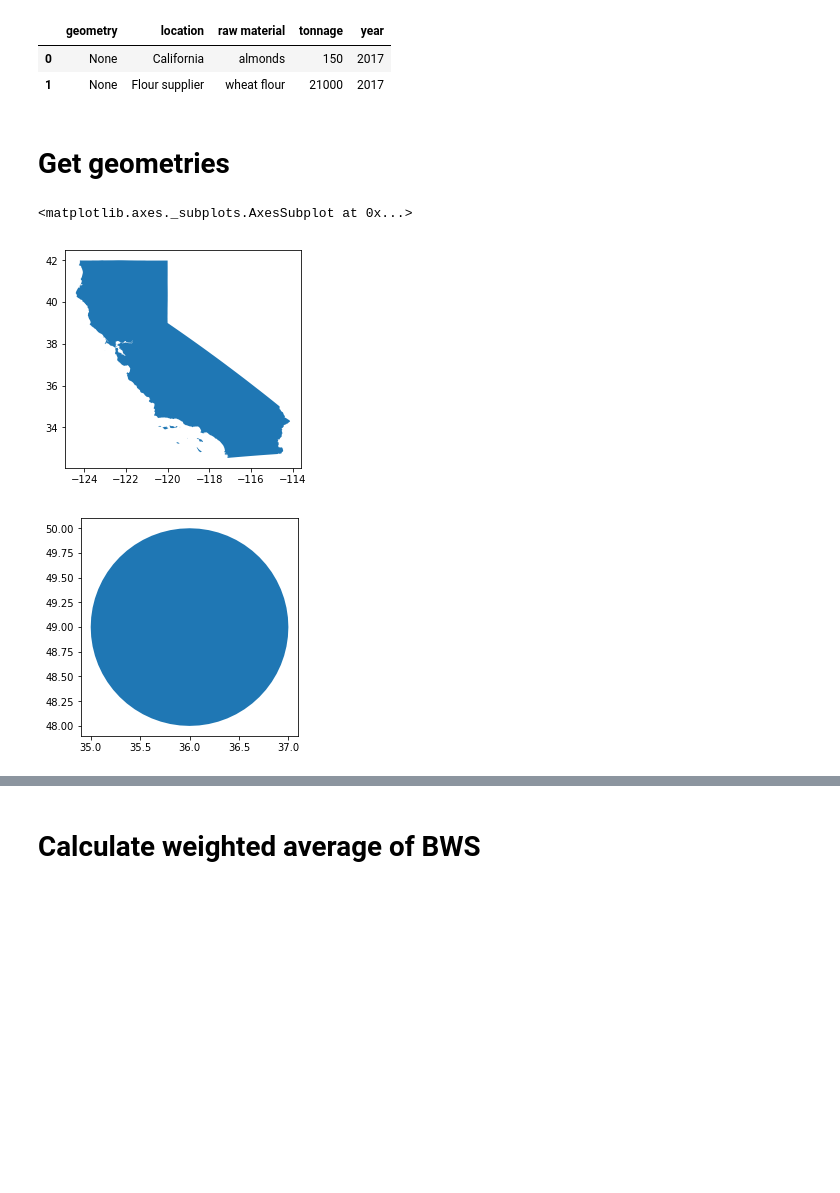
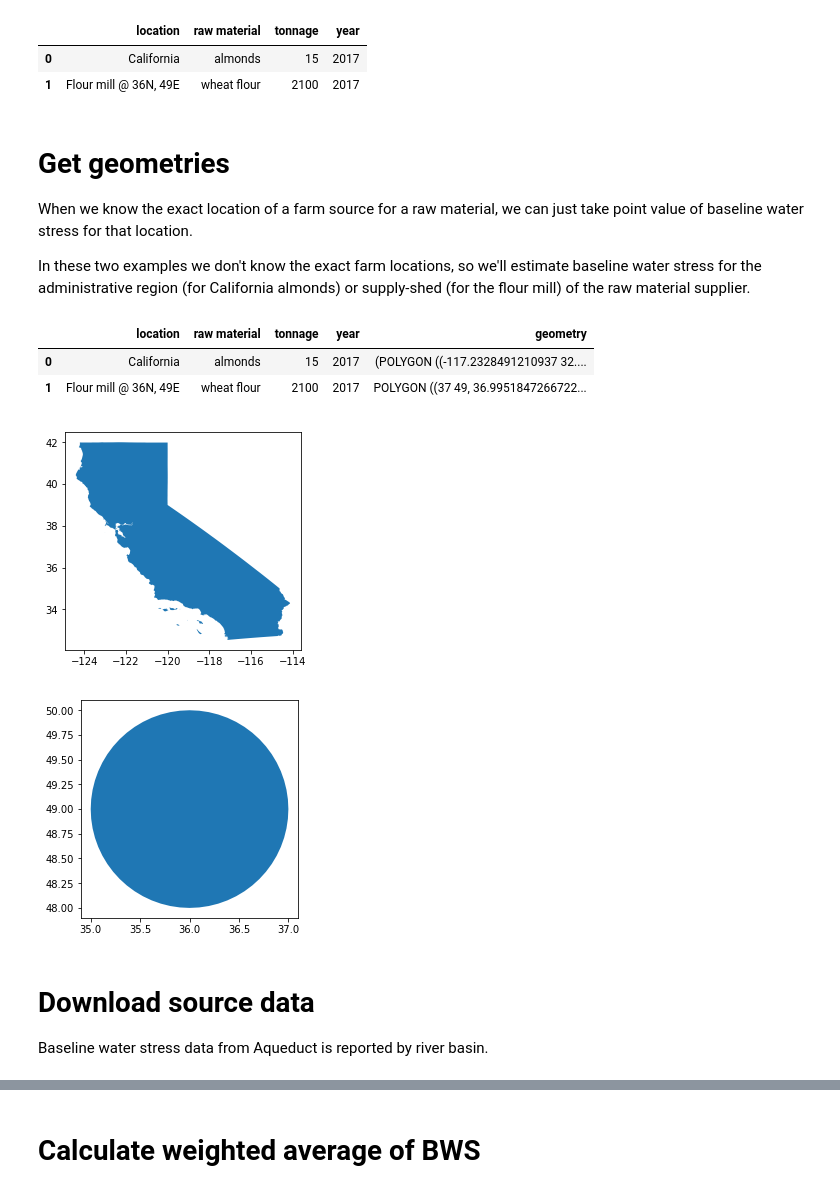
Before and after one commit to fgassert/sample_notebook, a Jupyter notebook: bws_calcs_fg.ipynb, the cells around one changed output, grey strips where cells are left out. Cells and saved outputs as stored; diff of their text form; code cells hidden in the pictures; blank space fills up the shorter version.

```diff
--- a/bws_calcs_fg.ipynb
+++ b/bws_calcs_fg.ipynb
@@ -16,40 +21,48 @@ import os
 # %%
+# Load sample data into table
 sample_data = gpd.GeoDataFrame([
     {
         'location': 'California',
-        'geometry': None,
         'raw material': 'almonds',
-        'tonnage': 150,
+        'tonnage': 15,
         'year':2017
     },
     {
-        'location': 'Flour mill',
-        'geometry': None,
+        'location': 'Mill @ 36N, 49E',
         'raw material': 'wheat flour',
-        'tonnage': 21000,
+        'tonnage': 2100,
         'year':2017
     }
 ])
 sample_data.head()
 # %% [output]
-|  | geometry | location | raw material | tonnage | year |
-| 0 | None | California | almonds | 150 | 2017 |
-| 1 | None | Flour supplier | wheat flour | 21000 | 2017 |
+|  | location | raw material | tonnage | year |
+| 0 | California | almonds | 15 | 2017 |
+| 1 | Flour mill @ 36N, 49E | wheat flour | 2100 | 2017 |
-# %% [markdown]
-# Get geometries
+# %% [markdown]
+# Get geometries
+
+When we know the exact location of a farm source for a raw material, we can just take point value of baseline water stress for that location.
+
+In these two examples we don't know the exact farm locations, so we'll estimate baseline water stress for the administrative region (for California almonds) or supply-shed (for the flour mill) of the raw material supplier.
 # %%
+# Get geometry of California from table
 queryUrl = 'https://api.resourcewatch.org/v1/query/Politcial-Boundaries-GADM-adminitrative-level-1-1490086842541'
 queryParams = {'sql': "select the_geom from gadm28_adm1 where name_1='California'"}
-
 resp = requests.get(queryUrl, queryParams)
 cali_geom = shapely.wkb.loads(resp.json()['data'][0]['the_geom'], hex=True)
 
-sample_data.at[0, 'geometry'] = cali_geom
-sample_data.at[1, 'geometry'] = Point(36, 49).buffer(1)
+# For the mill location we'll use an approximate 100km radius supply-shed around the point location
+point_geom = Point(36, 49).buffer(1)
 
+# Update table
+sample_data['geometry'] = [cali_geom, point_geom]
 sample_data[sample_data.index==0].plot()
 sample_data[sample_data.index==1].plot()
+sample_data.head()
 # %% [output]
-<matplotlib.axes._subplots.AxesSubplot at 0x...>
+|  | location | raw material | tonnage | year | geometry |
+| 0 | California | almonds | 15 | 2017 | (POLYGON ((-117.2328491210937 32.... |
+| 1 | Flour mill @ 36N, 49E | wheat flour | 2100 | 2017 | POLYGON ((37 49, 36.9951847266722... |
 [figure]
 [figure]
@@ -58,3 +69,7 @@ sample_data[sample_data.index==1].plot()
+# %% [markdown]
+# Download source data
+
+Baseline water stress data from Aqueduct is reported by river basin.
 # %%
 !curl -O https://s3.us-east-2.amazonaws.com/earthstatdata/HarvestedAreaYield175Crops_Indvidual_Geotiff/wheat_HarvAreaYield_Geotiff.zip
 !curl -O https://s3.us-east-2.amazonaws.com/earthstatdata/HarvestedAreaYield175Crops_Indvidual_Geotiff/almond_HarvAreaYield_Geotiff.zip
```
Also changed, not shown: parts of 20 cells of this notebook.
